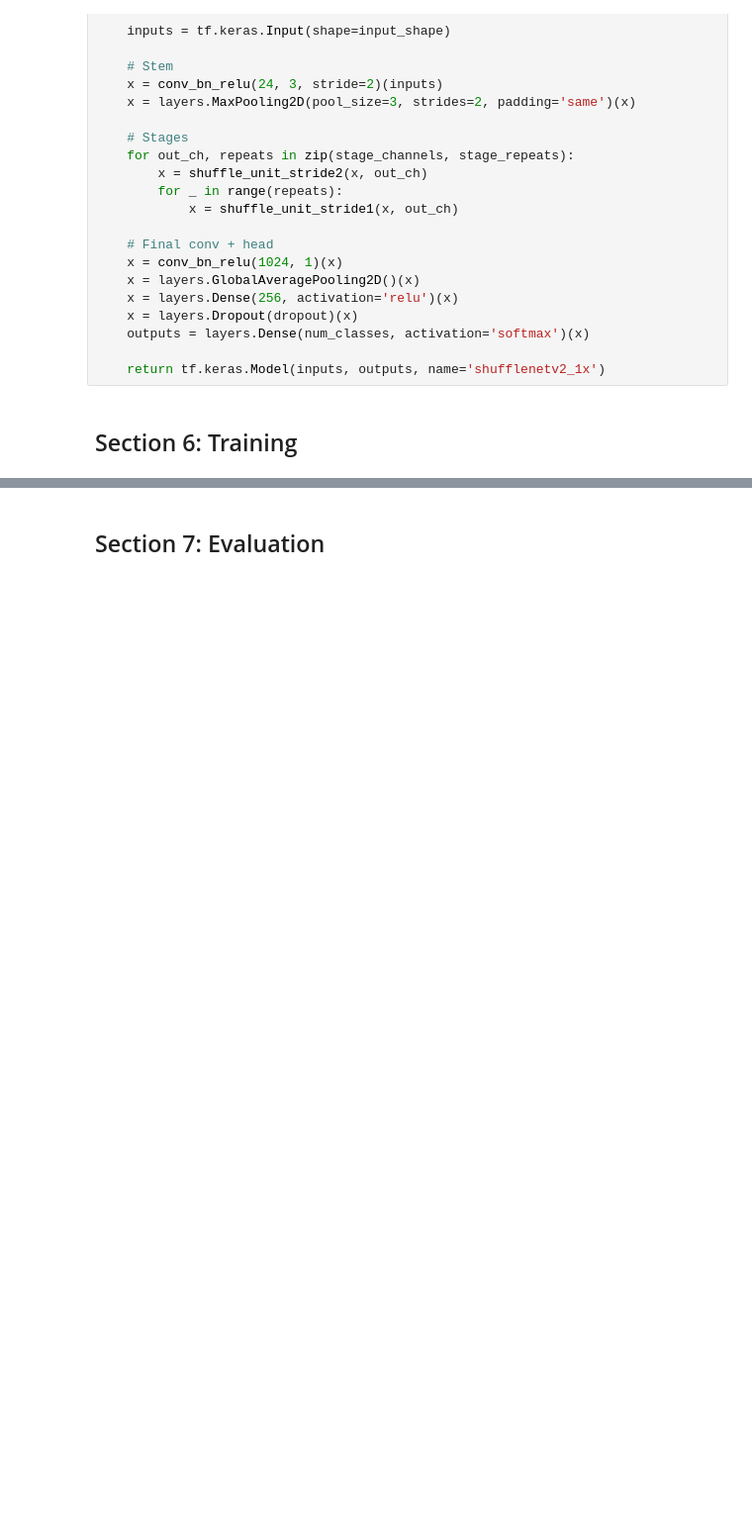
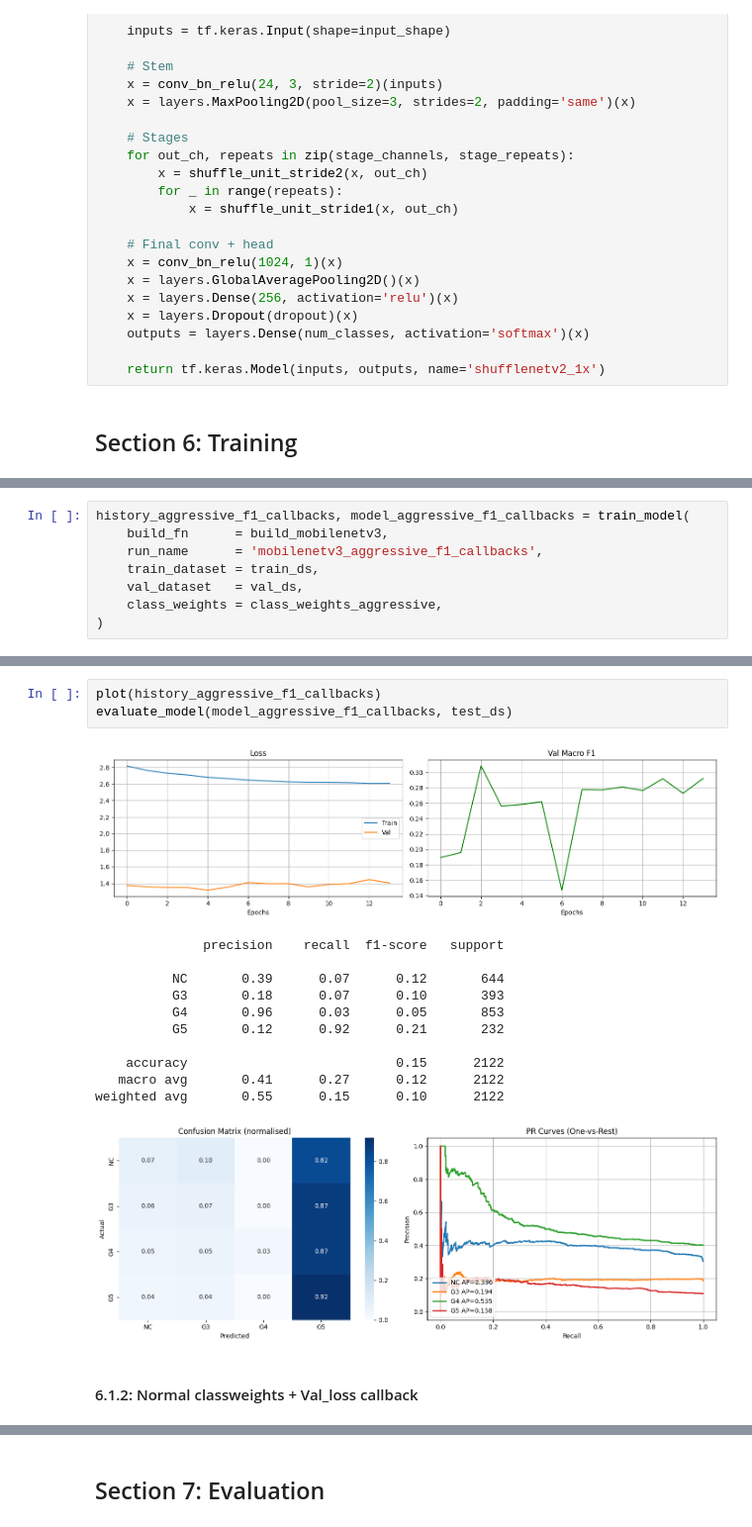
Before and after one commit to PapiWinnie/degradation-aware-prostate-grading, a Jupyter notebook: degradation_aware_prostate_grading_w00.ipynb, the cells around one changed output, grey strips where cells are left out. Shown at 99% size. Drawn from its saved outputs; the diff is of its cells as text; blank space fills up the shorter version.

```diff
--- a/degradation_aware_prostate_grading_w00.ipynb
+++ b/degradation_aware_prostate_grading_w00.ipynb
@@ -593,0 +825,8 @@ def build_shufflenetv2(num_classes=4, input_shape=(224, 224, 3), dropout=0.3):
+# %%
+history_aggressive_f1_callbacks, model_aggressive_f1_callbacks = train_model(
+    build_fn      = build_mobilenetv3,
+    run_name      = 'mobilenetv3_aggressive_f1_callbacks',
+    train_dataset = train_ds,
+    val_dataset   = val_ds,
+    class_weights = class_weights_aggressive,
+)
@@ -593,0 +872,18 @@ def build_shufflenetv2(num_classes=4, input_shape=(224, 224, 3), dropout=0.3):
+# %%
+plot(history_aggressive_f1_callbacks)
+evaluate_model(model_aggressive_f1_callbacks, test_ds)
+# %% [output]
+[figure, added]
+              precision    recall  f1-score   support
+
+          NC       0.39      0.07      0.12       644
+          G3       0.18      0.07      0.10       393
+          G4       0.96      0.03      0.05       853
+          G5       0.12      0.92      0.21       232
+
+    accuracy                           0.15      2122
+   macro avg       0.41      0.27      0.12      2122
+weighted avg       0.55      0.15      0.10      2122
+[figure, added]
+# %% [markdown]
+#### 6.1.2: Normal classweights + Val_loss callback
```
Also changed, not shown: parts of 48 cells of this notebook.
